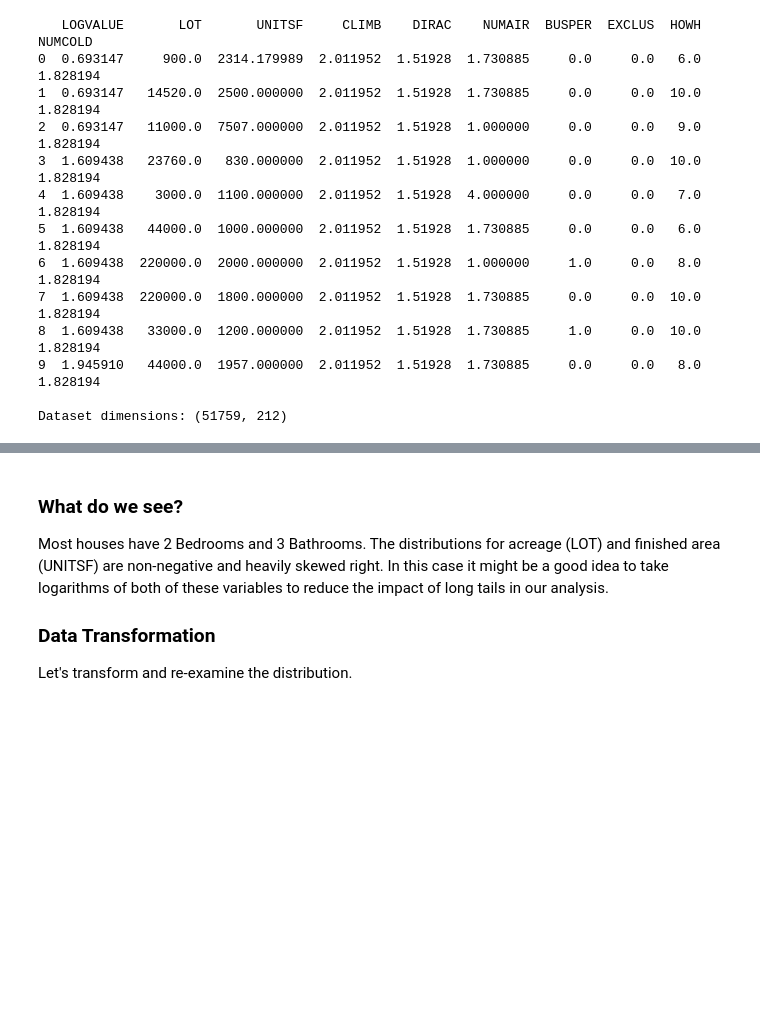
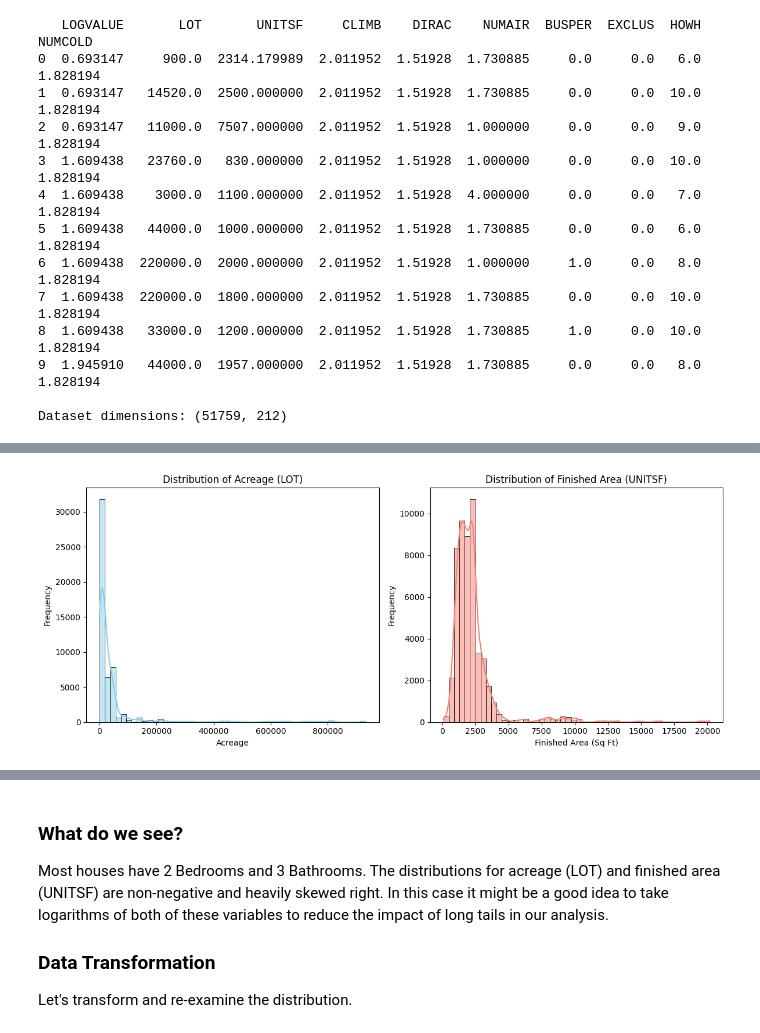
Before and after one commit to bquistorff/NABE_workbooks, a Jupyter notebook: 2. Predicting Housing Prices - Solutions.ipynb, the cells around one changed output, grey strips where cells are left out. Cells and saved outputs as stored; diff of their text form; code cells hidden in the pictures; blank space fills up the shorter version.

```diff
--- a/2. Predicting Housing Prices - Solutions.ipynb
+++ b/2. Predicting Housing Prices - Solutions.ipynb
@@ -71,0 +100,21 @@ Let's plot the first two using bar plots and the later two with histograms. In a
+# %%
+plt.figure(figsize=(12, 5))
+
+# Histogram for LOT
+plt.subplot(1, 2, 1)
+sns.histplot(Housing['LOT'], bins=50, kde=True, color='skyblue')
+plt.title('Distribution of Acreage (LOT)')
+plt.xlabel('Acreage')
+plt.ylabel('Frequency')
+
+# Histogram for UNITSF
+plt.subplot(1, 2, 2)
+sns.histplot(Housing['UNITSF'], bins=50, kde=True, color='salmon')
+plt.title('Distribution of Finished Area (UNITSF)')
+plt.xlabel('Finished Area (Sq Ft)')
+plt.ylabel('Frequency')
+
+plt.tight_layout()
+plt.show()
+# %% [output]
+[figure, added]
```
Also changed, not shown: parts of 19 cells of this notebook, 9 other files.
